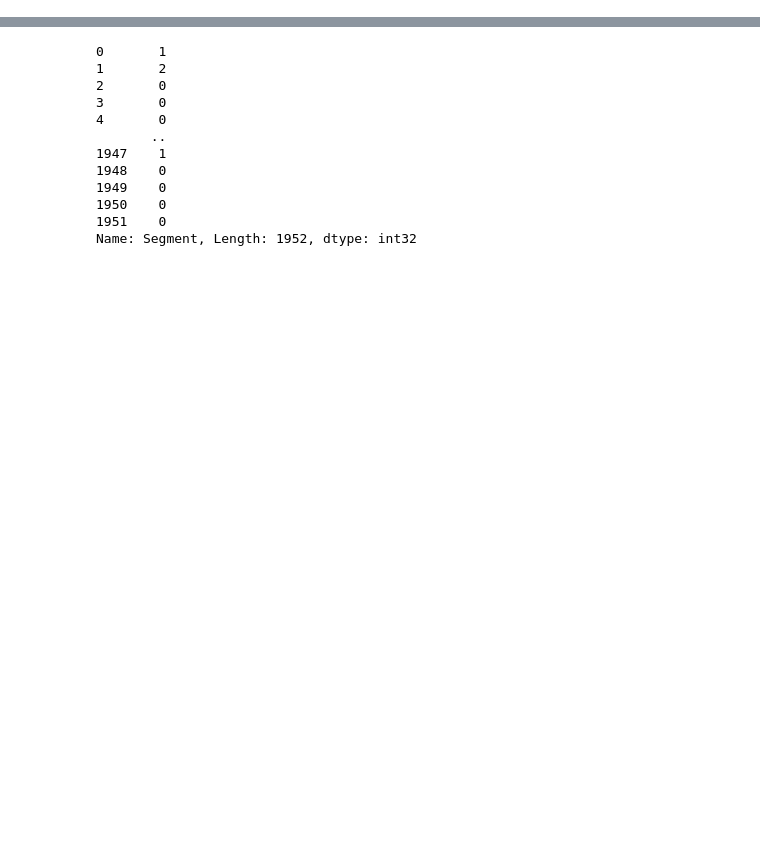
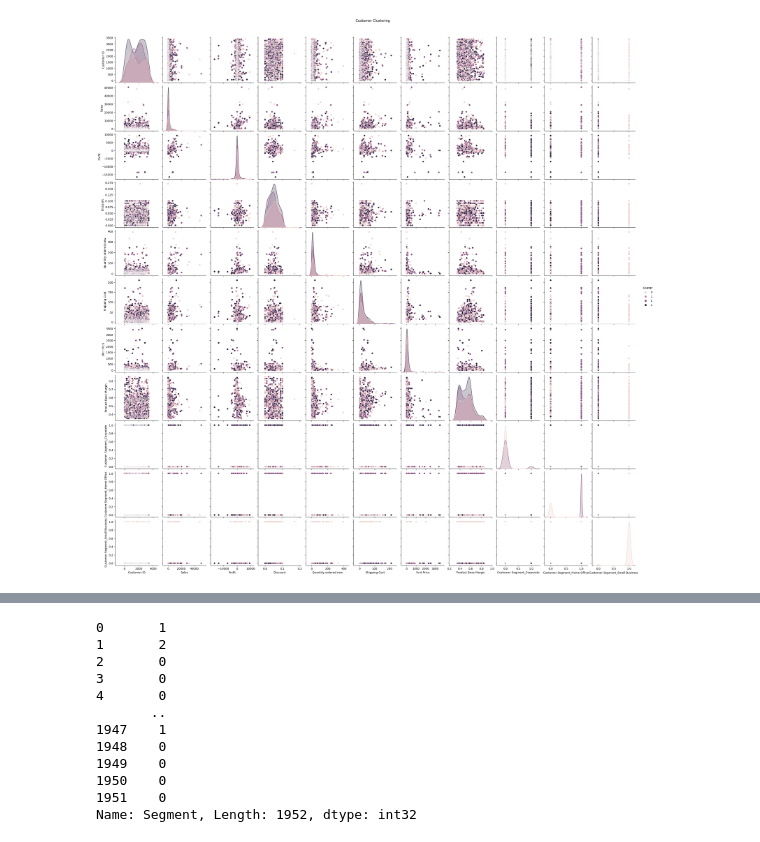
Before and after one commit to BRamotowski/Data-Science-Consulting-Approach, a Jupyter notebook: unsupervised_learning.ipynb, the cells around one changed output, grey strips where cells are left out. Saved outputs shown, nothing was run; the diff lists cells and outputs as text; code cells hidden in the pictures; blank space fills up the shorter version.

Commit message:
code update - enhanced clustering code

```diff
--- a/unsupervised_learning.ipynb
+++ b/unsupervised_learning.ipynb
@@ -12,0 +40,34 @@ orders_df = read_and_clean()
+# %%
+# ----------- Step 1: Aggregate by Customer ----------- #
+customer_df = orders_df.groupby('Customer ID').agg({
+    'Sales': 'sum',
+    'Profit': 'sum',
+    'Discount': 'mean',
+    'Quantity ordered new': 'sum',
+    'Shipping Cost': 'sum',
+    'Unit Price': 'mean',
+    'Product Base Margin': 'mean',
+}).reset_index()
+
+# Optional: Add encoded segment info
+segment_dummies = pd.get_dummies(orders_df[['Customer ID', 'Customer Segment']], drop_first=True)
+segment_dummies = segment_dummies.groupby('Customer ID').max().reset_index()
+customer_df = pd.merge(customer_df, segment_dummies, on='Customer ID', how='left')
+
+# ----------- Step 2: Scale & Cluster ----------- #
+X = customer_df.drop('Customer ID', axis=1)
+# Fill NaNs with column mean
+X = X.fillna(X.mean())
+
+scaler = StandardScaler()
+X_scaled = scaler.fit_transform(X)
+
+kmeans = KMeans(n_clusters=4, random_state=42)
+customer_df['Cluster'] = kmeans.fit_predict(X_scaled)
+
+# ----------- Step 3: Visualize ----------- #
+sns.pairplot(customer_df, hue='Cluster', diag_kind='kde')
+plt.suptitle('Customer Clustering', y=1.02)
+plt.show()
+# %% [output]
+[figure, added]
```
Also changed, not shown: parts of 11 cells of this notebook, 2 other files.
